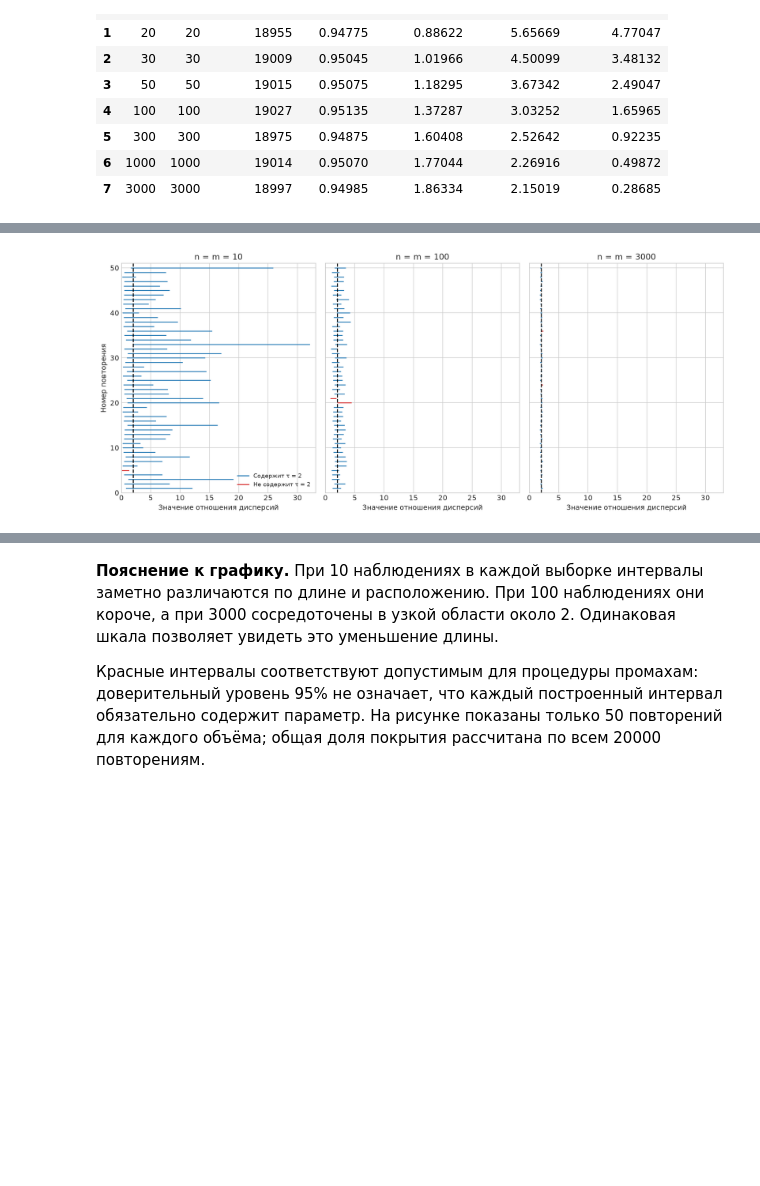
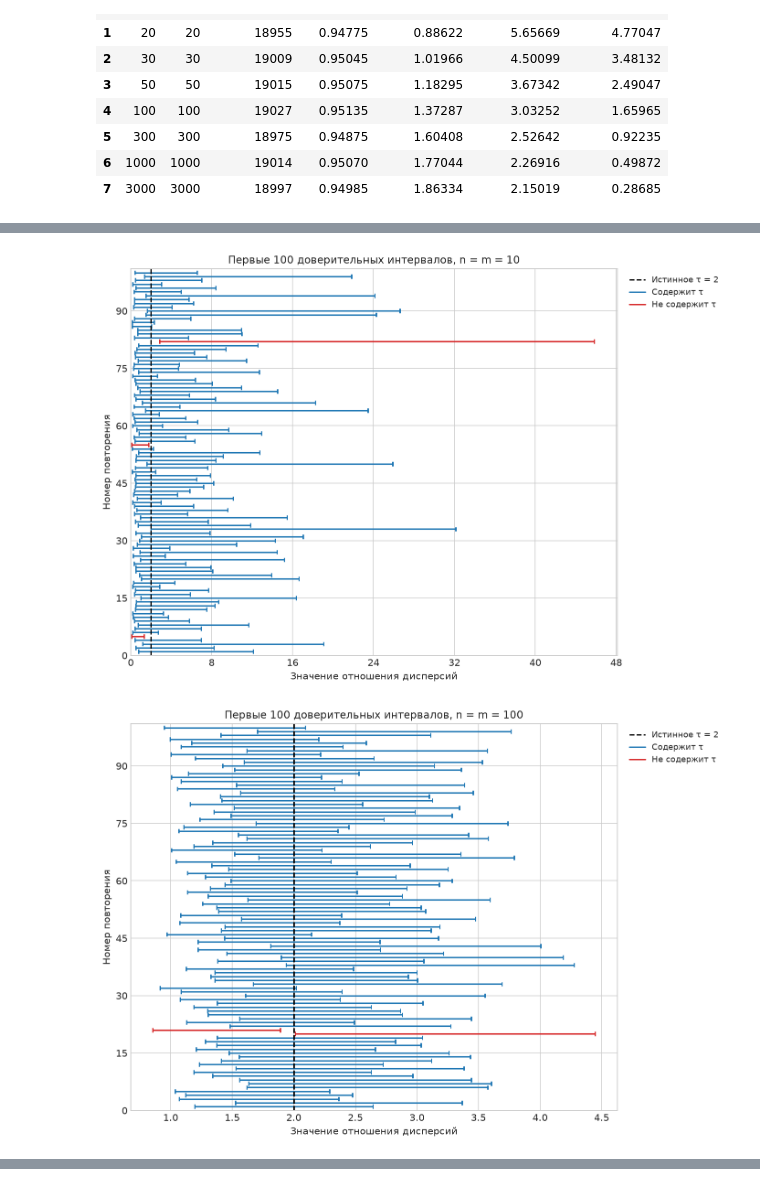
Before and after one commit to sanhasan/matstat-3, a Jupyter notebook: task_1.ipynb, the cells around one changed output, grey strips where cells are left out. Saved outputs shown, nothing was run; the diff lists cells and outputs as text; code cells hidden in the pictures; blank space fills up the shorter version.

```diff
--- a/task_1.ipynb
+++ b/task_1.ipynb
@@ -211,13 +147,10 @@ $$n=m\in\{10,20,30,50,100,300,1000,3000\}.$$
 # %%
 ALPHA = 0.05
-MU_X, MU_Y = 0.0, 0.0
+E_X, E_Y = 0.0, 0.0
 VAR_X, VAR_Y = 2.0, 1.0
 TAU = VAR_X / VAR_Y
+
 SIZES = np.array([10, 20, 30, 50, 100, 300, 1000, 3000])
 REPEATS = 20_000
 SEED = 24422442
 BATCH_SIZE = 256
-
-print(f"Доверительный уровень: {1 - ALPHA:.0%}; истинное τ = {TAU:g}")
-print("Объёмы n = m:", SIZES)
-print(f"Число повторений для каждого объёма: {REPEATS:,}")
@@ -257,9 +170,9 @@ for size in SIZES:
     for start in range(0, REPEATS, BATCH_SIZE):
         stop = min(start + BATCH_SIZE, REPEATS)
         count = stop - start
-        x = rng.normal(MU_X, np.sqrt(VAR_X), size=(count, n))
-        y = rng.normal(MU_Y, np.sqrt(VAR_Y), size=(count, m))
-        lower[start:stop], upper[start:stop] = variance_ratio_ci(x, y, ALPHA)
+        x = rng.normal(E_X, np.sqrt(VAR_X), size=(count, n))
+        y = rng.normal(E_Y, np.sqrt(VAR_Y), size=(count, m))
+        lower[start:stop], upper[start:stop] = find_bounds(x, y, ALPHA)
 
     good = (lower <= TAU) & (TAU <= upper)
     intervals[n] = {"lower": lower, "upper": upper}
@@ -274,7 +187,6 @@ for size in SIZES:
     })
 
 summary = pd.DataFrame(rows)
-summary.to_csv(RESULT_DIR / "task_1_summary.csv", index=False)
 display(summary.round(5))
 # %% [output]
 |  | n | m | good_count | coverage | mean_lower | mean_upper | mean_length |
@@ -328,23 +216,12 @@ show_figure(fig, "task_1_coverage.png")
 # %%
 shown_sizes = [10, 100, 3000]
-shown_count = 50
-right_edge = max(intervals[n]["upper"][:shown_count].max() for n in shown_sizes) * 1.03
+shown_count = 100
 
-fig, axes = plt.subplots(1, 3, figsize=(14, 6), sharex=True, sharey=True)
-for ax, n in zip(axes, shown_sizes):
+for n in shown_sizes:
     lower = intervals[n]["lower"][:shown_count]
     upper = intervals[n]["upper"][:shown_count]
     good = (lower <= TAU) & (TAU <= upper)
-    colors = np.where(good, "tab:blue", "tab:red")
-    ax.hlines(np.arange(1, shown_count + 1), lower, upper, colors=colors, linewidth=1.3)
-    ax.axvline(TAU, color="black", linestyle="--")
-    ax.set(xlabel="Значение отношения дисперсий", title=f"n = m = {n}",
-           xlim=(0, right_edge), ylim=(0, shown_count + 1))
-
-axes[0].set_ylabel("Номер повторения")
-axes[0].plot([], [], color="tab:blue", label="Содержит τ = 2")
-axes[0].plot([], [], color="tab:red", label="Не содержит τ = 2")
-axes[0].legend(loc="lower right", fontsize=9)
-show_figure(fig, "task_1_interval_examples.png")
+    plot_interval_examples(lower, upper, good, TAU, n, directory=OUTPUT_DIR)
 # %% [output]
-[figure, old version]
+[figure, new version]
+[figure, added]
@@ -351,5 +229 @@ show_figure(fig, "task_1_interval_examples.png")
-# %% [markdown]
-**Пояснение к графику.** При 10 наблюдениях в каждой выборке интервалы заметно различаются по длине и расположению. При 100 наблюдениях они короче, а при 3000 сосредоточены в узкой области около 2. Одинаковая шкала позволяет увидеть это уменьшение длины.
-
-Красные интервалы соответствуют допустимым для процедуры промахам: доверительный уровень 95% не означает, что каждый построенный интервал обязательно содержит параметр. На рисунке показаны только 50 повторений для каждого объёма; общая доля покрытия рассчитана по всем 20000 повторениям.
 # %% [markdown]
```
Also changed, not shown: parts of 21 cells of this notebook, 11 other files.
